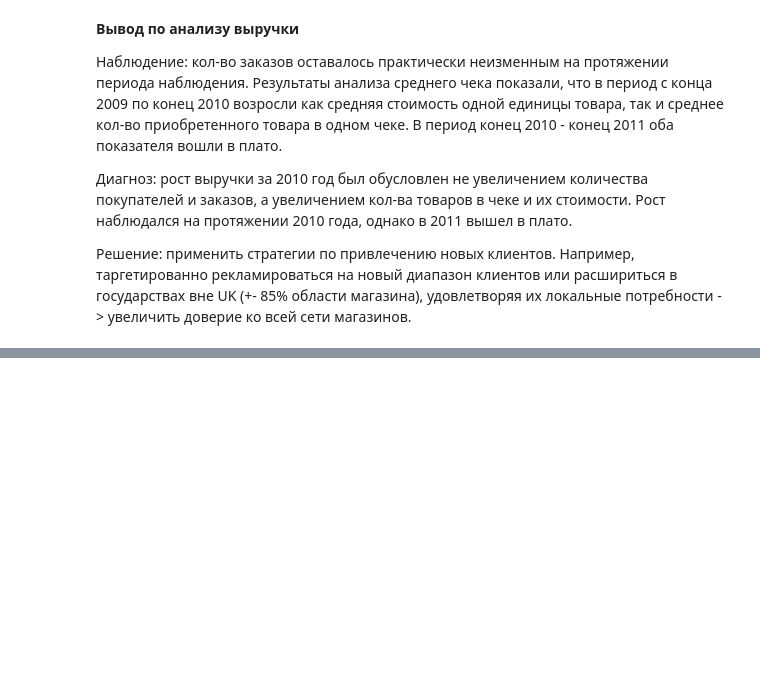
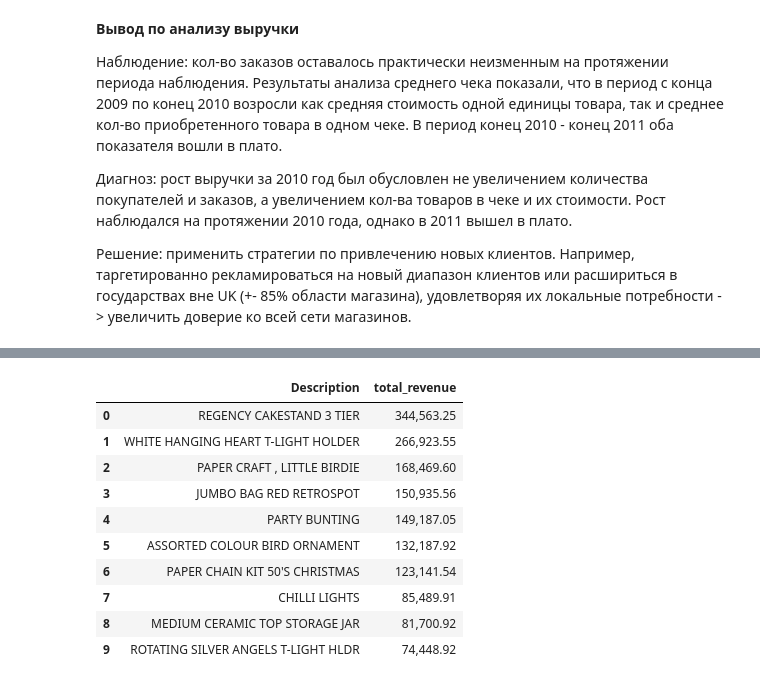
Before and after one commit to z0etar0twh/online-retail-analysis, a Jupyter notebook: online-retail-analysis.ipynb, the cells around one changed output, grey strips where cells are left out. Drawn from its saved outputs; the diff is of its cells as text; code cells hidden in the pictures; blank space fills up the shorter version.

```diff
--- a/online-retail-analysis.ipynb
+++ b/online-retail-analysis.ipynb
@@ -338,0 +416,22 @@ monthly['avg_check'].plot(title='Средний чек по месяцам', fig
+# %%
+# топ 10 товаров по суммарной выручке SQL
+q("""
+SELECT Description, SUM(Revenue) AS total_revenue
+FROM retail
+WHERE Description NOT IN ('Manual', 'POSTAGE', 'DOTCOM POSTAGE')
+GROUP BY Description
+ORDER BY total_revenue DESC
+LIMIT 10
+""")
+# %% [output]
+|  | Description | total_revenue |
+| 0 | REGENCY CAKESTAND 3 TIER | 344,563.25 |
+| 1 | WHITE HANGING HEART T-LIGHT HOLDER | 266,923.55 |
+| 2 | PAPER CRAFT , LITTLE BIRDIE | 168,469.60 |
+| 3 | JUMBO BAG RED RETROSPOT | 150,935.56 |
+| 4 | PARTY BUNTING | 149,187.05 |
+| 5 | ASSORTED COLOUR BIRD ORNAMENT | 132,187.92 |
+| 6 | PAPER CHAIN KIT 50'S CHRISTMAS | 123,141.54 |
+| 7 | CHILLI LIGHTS | 85,489.91 |
+| 8 | MEDIUM CERAMIC TOP STORAGE JAR | 81,700.92 |
+| 9 | ROTATING SILVER ANGELS T-LIGHT HLDR | 74,448.92 |
```
Also changed, not shown: parts of 14 cells of this notebook.
